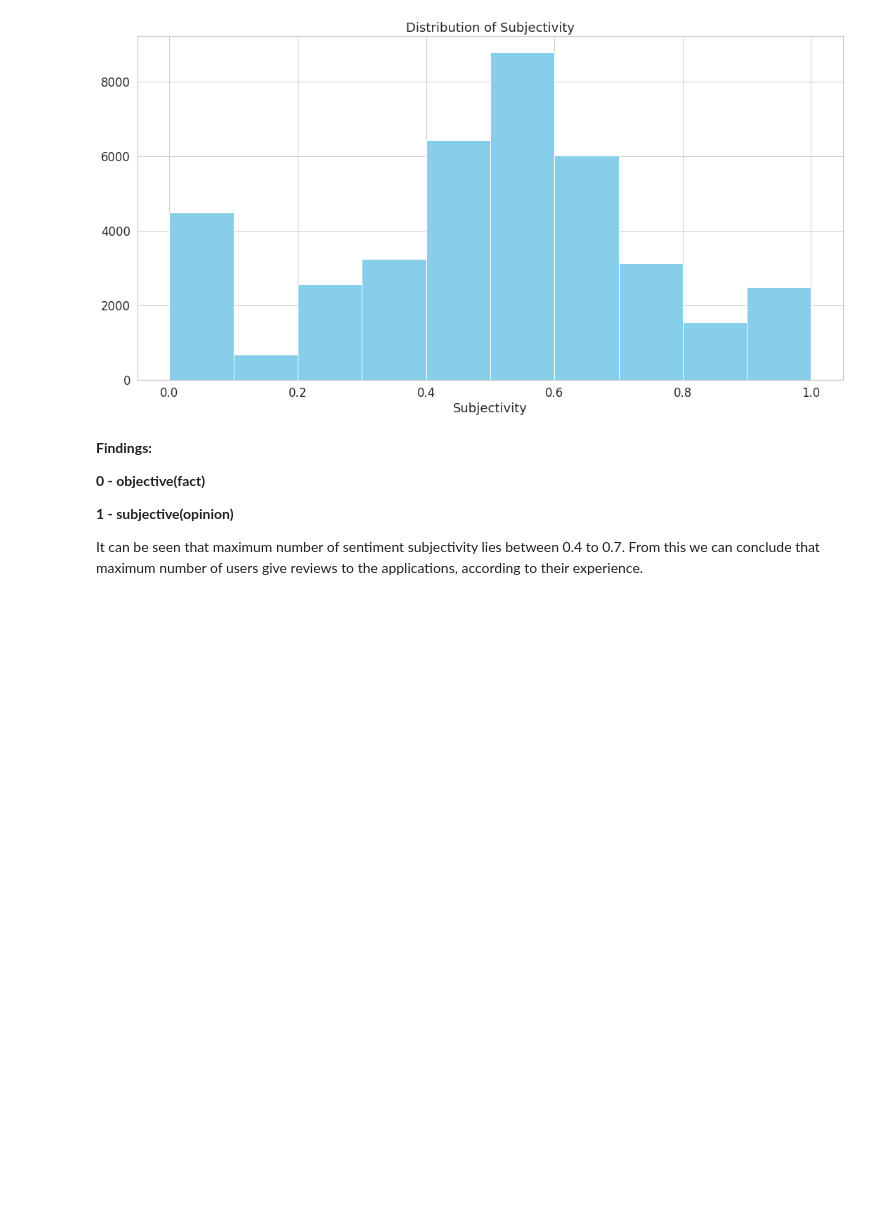
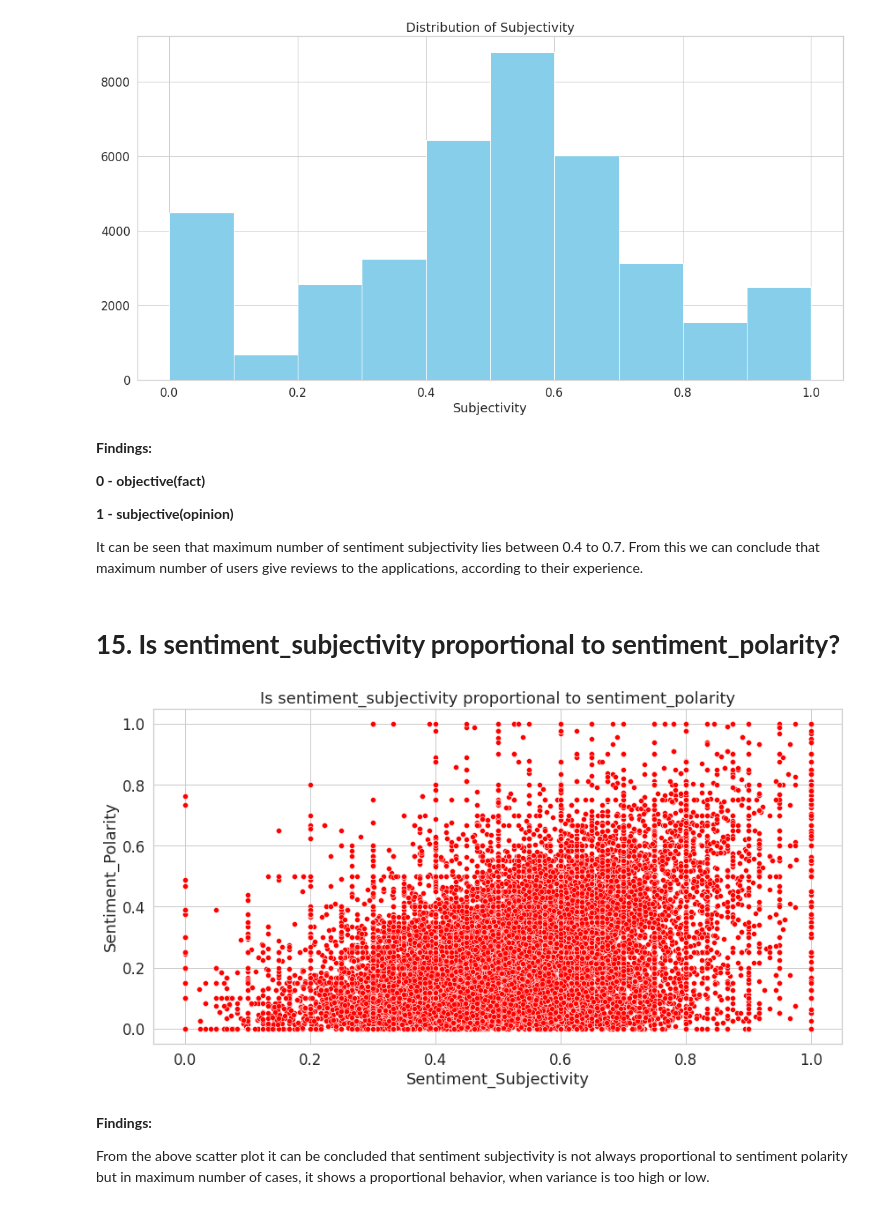
Before and after one commit to raushan9jnv/Play-Store-App-Review-Analysis, a Jupyter notebook: Almabetter_Play_Store_App_Review_Analysis_Capstone_Project_1.ipynb, the cells around one changed output. Saved outputs shown, nothing was run; the diff lists cells and outputs as text; code cells hidden in the pictures; blank space fills up the shorter version.

```diff
--- a/Almabetter_Play_Store_App_Review_Analysis_Capstone_Project_1.ipynb
+++ b/Almabetter_Play_Store_App_Review_Analysis_Capstone_Project_1.ipynb
@@ -1644,3 +1644,19 @@ plt.show()
 **1 - subjective(opinion)**
 
 It can be seen that maximum number of sentiment subjectivity lies between 0.4 to 0.7. From this we can conclude that maximum number of users give reviews to the applications, according to their experience.
+# %% [markdown]
+# **15. Is sentiment_subjectivity proportional to sentiment_polarity?**
+# %%
+sentimet_subjectivity_polarity = merged_PS_UR.groupby(['Category'])['Sentiment_Polarity','Sentiment_Subjectivity'].mean().reset_index().rename(columns={'Sentiment_Polarity':'Sentiment_polarity_avg','Sentiment_Subjectivity':'sentiment_subjectivity_avg'})
+merged_PS_UR['Sentiment_Subjectivity'] = merged_PS_UR['Sentiment_Subjectivity'].abs()
+merged_PS_UR['Sentiment_Polarity'] = merged_PS_UR['Sentiment_Polarity'].abs()
+plt.figure(figsize=(14,7))
+sns.scatterplot(merged_PS_UR['Sentiment_Subjectivity'], merged_PS_UR['Sentiment_Polarity'],color='red')
+plt.title("Is sentiment_subjectivity proportional to sentiment_polarity")
+plt.show()
+# %% [output]
+[figure, added]
+# %% [markdown]
+**Findings:**
+
+From the above scatter plot it can be concluded that sentiment subjectivity is not always proportional to sentiment polarity but in maximum number of cases, it shows a proportional behavior, when variance is too high or low.
```
